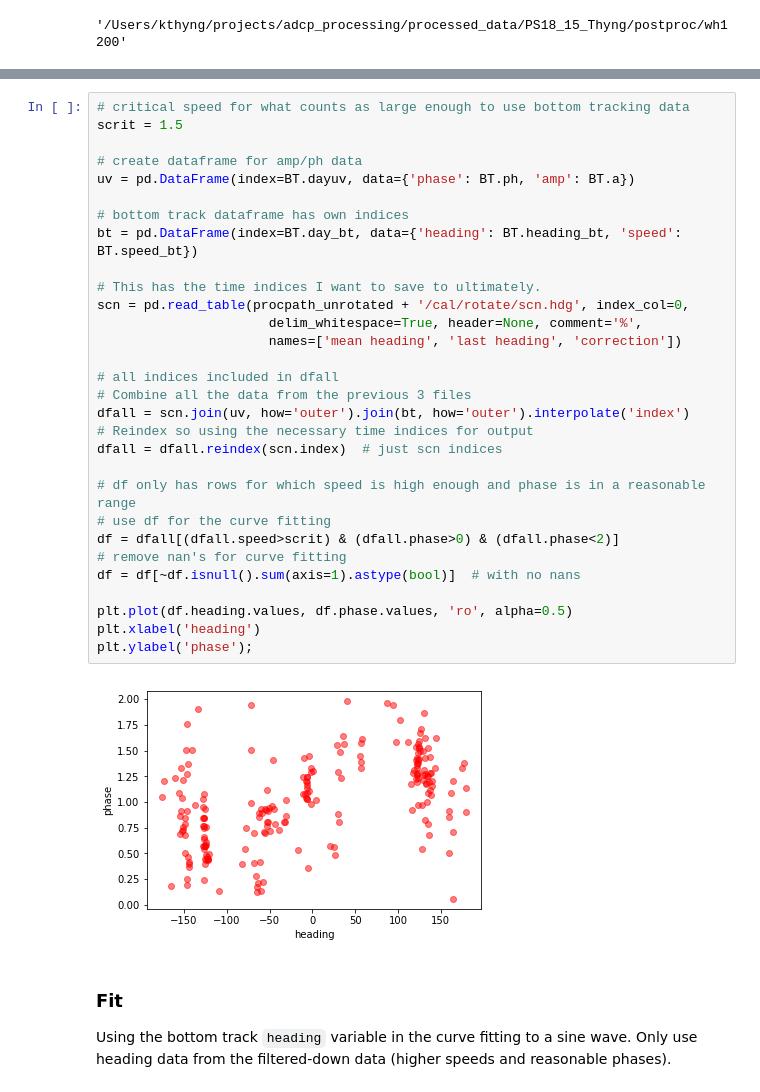
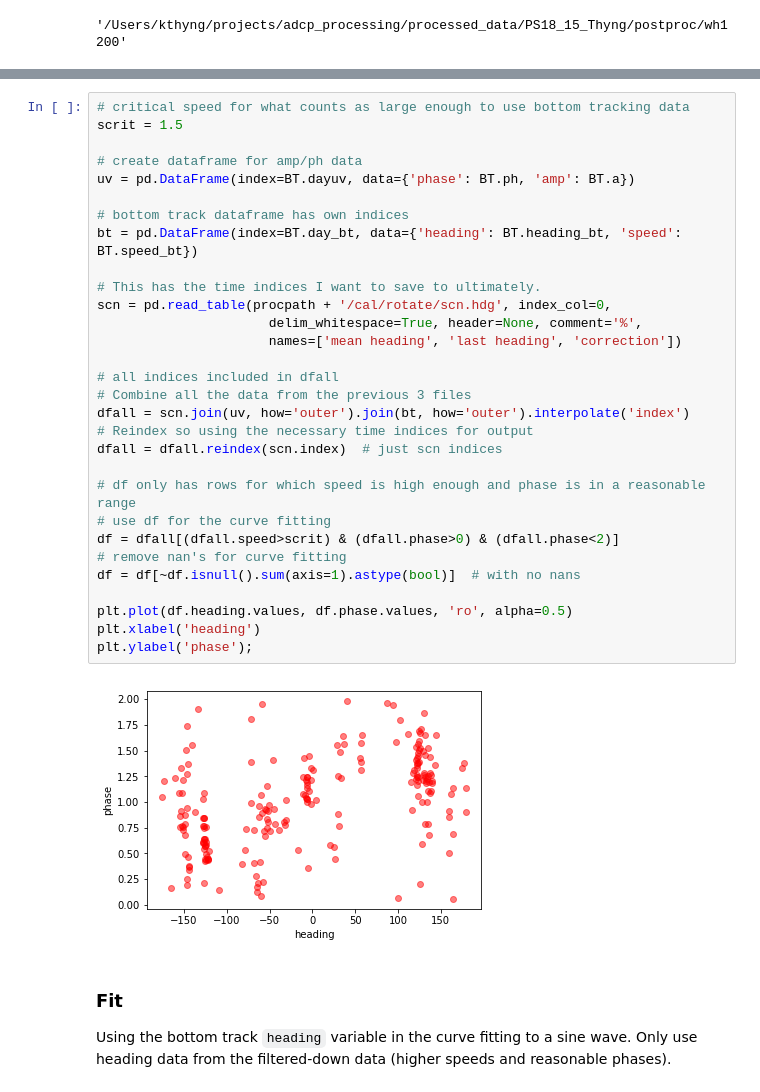
Before and after one commit to kthyng/adcp, a Jupyter notebook: processed_data/PS18_15_Thyng/wh1200.ipynb, the cells around one changed output, grey strips where cells are left out. Cells and saved outputs as stored; diff of their text form.

```diff
--- a/processed_data/PS18_15_Thyng/wh1200.ipynb
+++ b/processed_data/PS18_15_Thyng/wh1200.ipynb
@@ -493,35 +360,35 @@ BT(btm_filename=procpath_unrotated + '/cal/botmtrk/a_ps.btm',
 # %%
 # critical speed for what counts as large enough to use bottom tracking data
 scrit = 1.5
 
 # create dataframe for amp/ph data
 uv = pd.DataFrame(index=BT.dayuv, data={'phase': BT.ph, 'amp': BT.a})
 
 # bottom track dataframe has own indices
 bt = pd.DataFrame(index=BT.day_bt, data={'heading': BT.heading_bt, 'speed': BT.speed_bt})
 
 # This has the time indices I want to save to ultimately.
-scn = pd.read_table(procpath_unrotated + '/cal/rotate/scn.hdg', index_col=0,
+scn = pd.read_table(procpath + '/cal/rotate/scn.hdg', index_col=0,
                       delim_whitespace=True, header=None, comment='%',
                       names=['mean heading', 'last heading', 'correction'])
 
 # all indices included in dfall
 # Combine all the data from the previous 3 files
 dfall = scn.join(uv, how='outer').join(bt, how='outer').interpolate('index')
 # Reindex so using the necessary time indices for output
 dfall = dfall.reindex(scn.index)  # just scn indices
 
 # df only has rows for which speed is high enough and phase is in a reasonable range
 # use df for the curve fitting
 df = dfall[(dfall.speed>scrit) & (dfall.phase>0) & (dfall.phase<2)]
 # remove nan's for curve fitting
 df = df[~df.isnull().sum(axis=1).astype(bool)]  # with no nans
 
 plt.plot(df.heading.values, df.phase.values, 'ro', alpha=0.5)
 plt.xlabel('heading')
 plt.ylabel('phase');
 # %% [output]
-[figure, old version]
+[figure, new version]
 # %% [markdown]
 ### Fit
 
```
Also changed, not shown: parts of 43 cells of this notebook.
